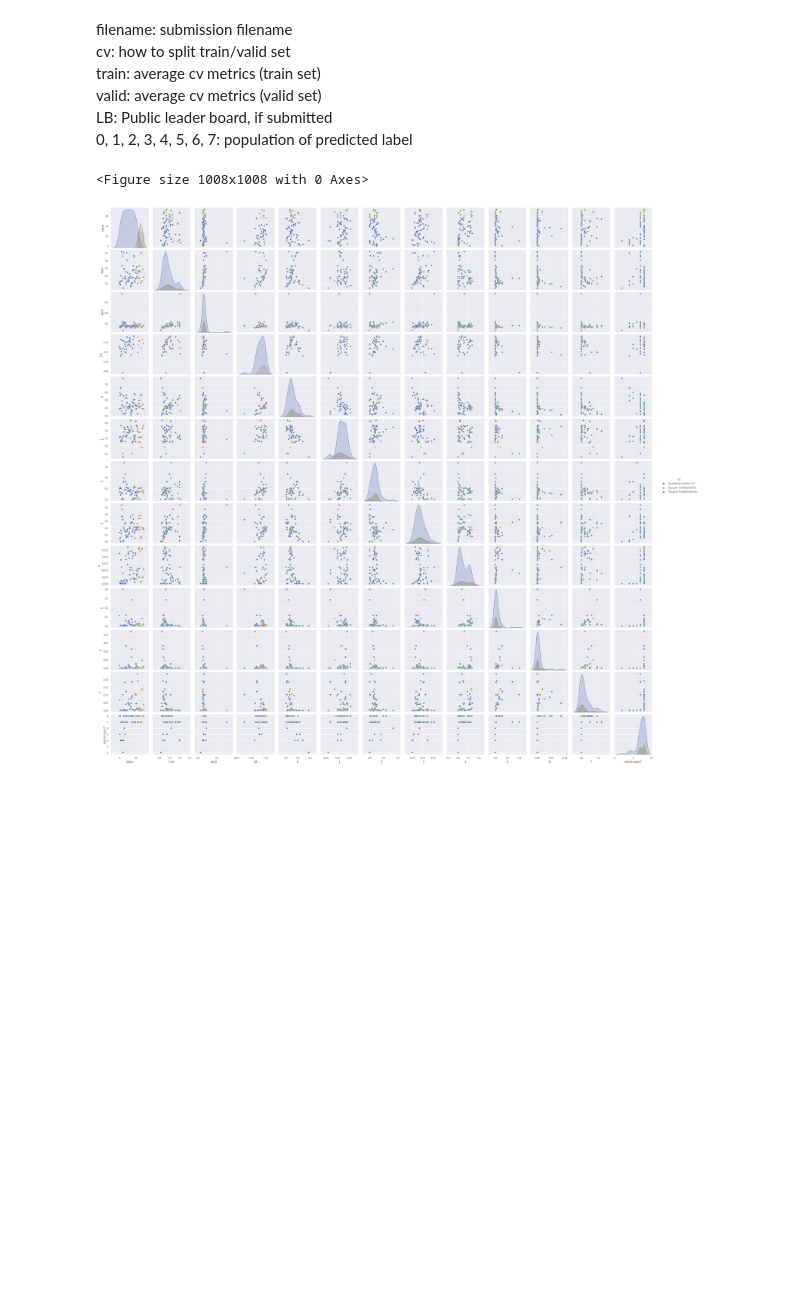
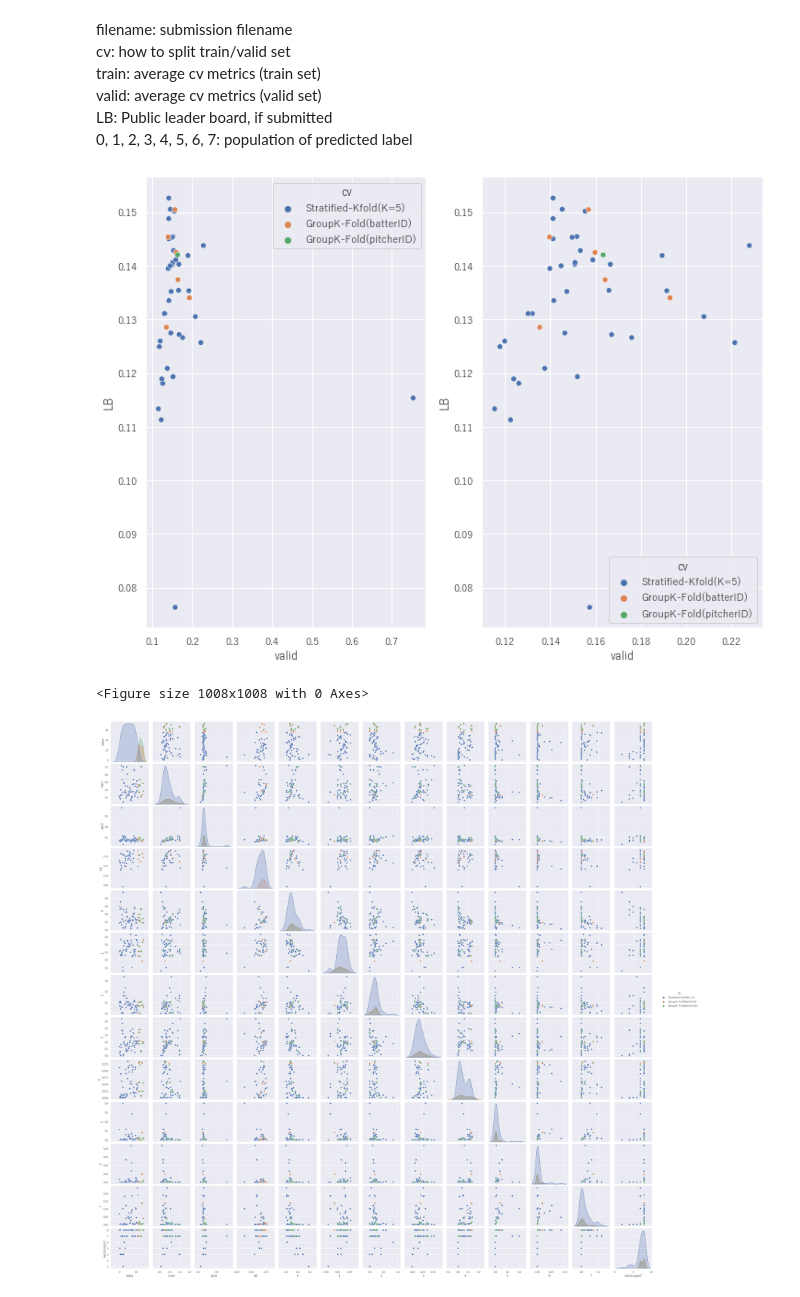
Before and after one commit to Quvotha/probspace-npb, a Jupyter notebook: experiments/Note.ipynb, the cells around one changed output. Cells and saved outputs as stored; diff of their text form; code cells hidden in the pictures; blank space fills up the shorter version.

```diff
--- a/experiments/Note.ipynb
+++ b/experiments/Note.ipynb
@@ -77,6 +152,17 @@ train: average cv metrics (train set)
 valid: average cv metrics (valid set)
 LB: Public leader board, if submitted
 0, 1, 2, 3, 4, 5, 6, 7: population of predicted label
+# %%
+fig = plt.figure(figsize=(12., 9.))
+plt.subplot(1, 2, 1)
+sns.scatterplot(data=submissions, x='valid', y='LB', hue='cv')
+sns.despine()
+
+plt.subplot(1, 2, 2)
+sns.scatterplot(data=submissions.query('filename != "008_submission.csv"'), x='valid', y='LB', hue='cv')
+sns.despine()
+# %% [output]
+[figure, added]
 # %%
 fig = plt.figure(figsize=(14., 14.))
 sns.pairplot(submissions, hue='cv')
```
Also changed, not shown: parts of 46 cells of this notebook, 14 other files.
